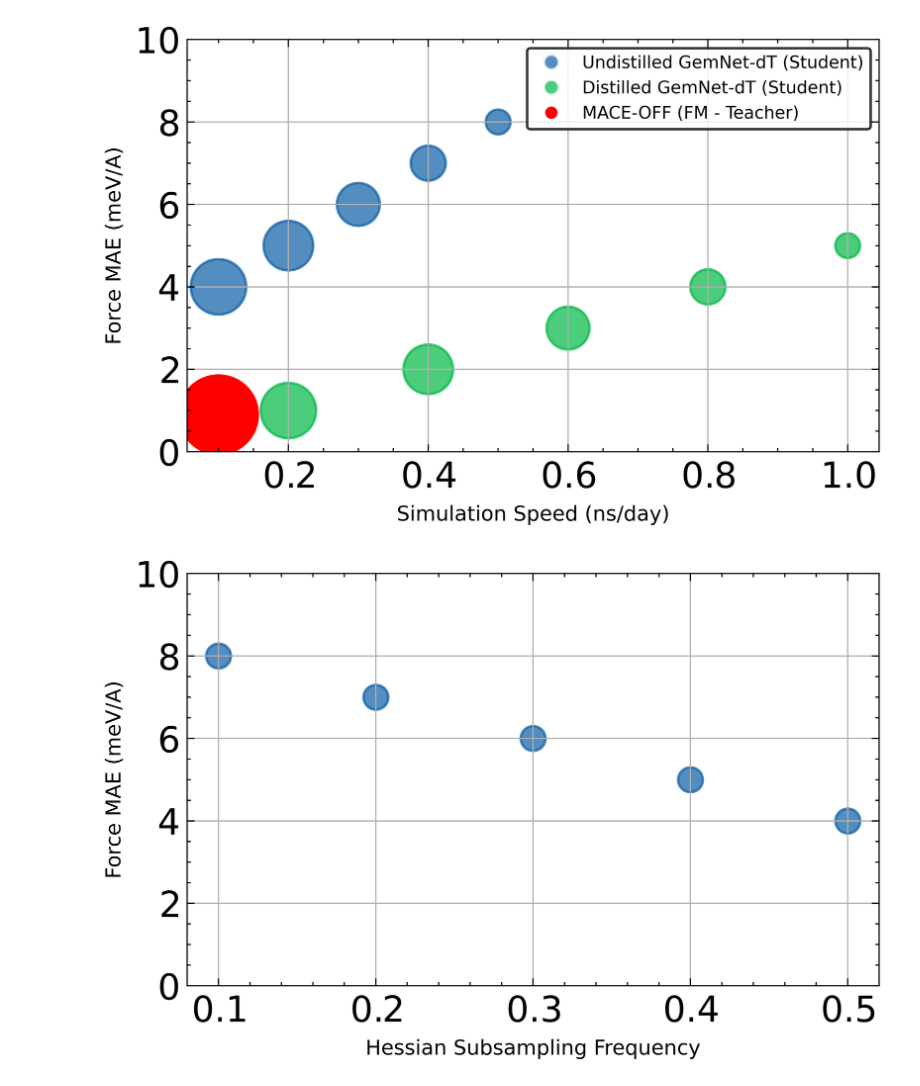
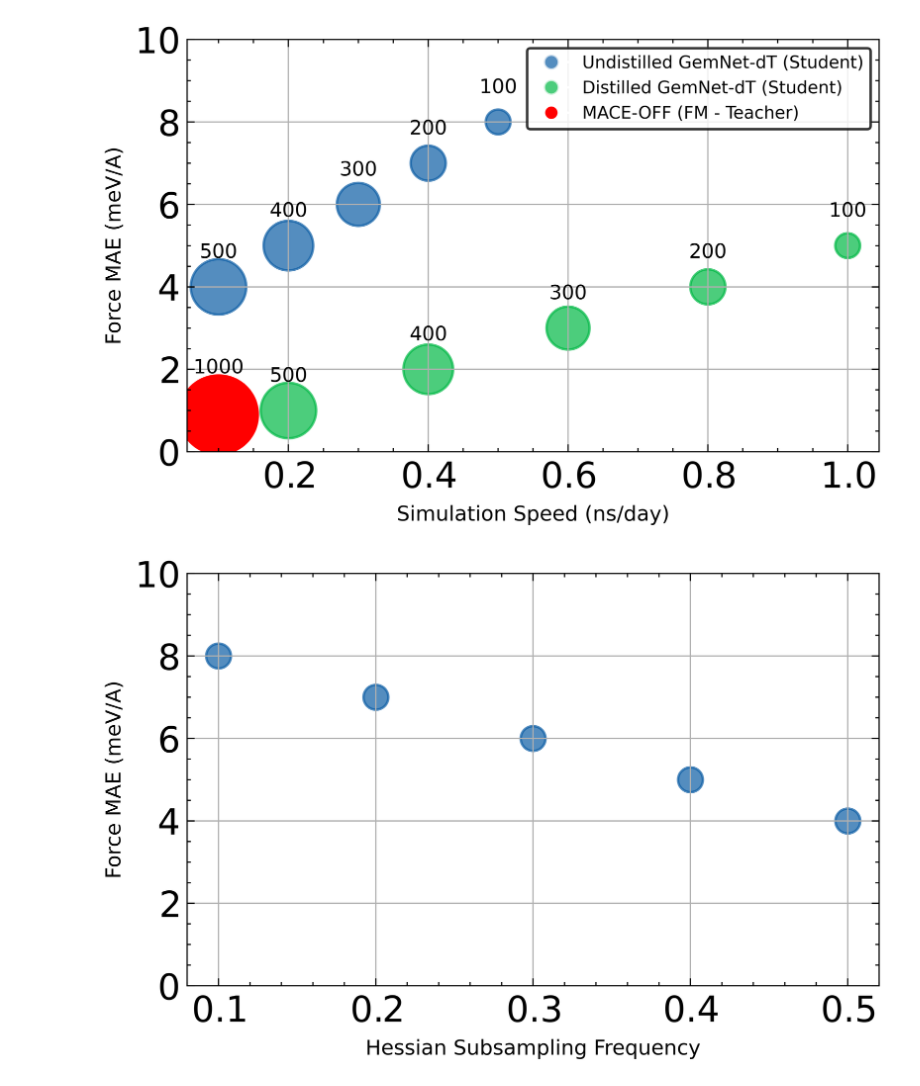
Before and after one commit to ishanthewizard/MLFF-distill, a Jupyter notebook: figures.ipynb, the cells around one changed output. Cells and saved outputs as stored; diff of their text form; code cells hidden in the pictures.

```diff
--- a/figures.ipynb
+++ b/figures.ipynb
@@ -31,6 +31,7 @@ from matplotlib import rc
 pylab.rcParams.update(params)
 
 
+
 teacher_speed = 0.1
 undist_student_speeds = [0.1, 0.2, 0.3, 0.4, 0.5]
 dist_student_speeds = [0.2, 0.4, 0.6, 0.8, 1.0]
@@ -40,6 +41,7 @@ teacher_error = 0.9
 undist_student_errors = [4,5,6, 7, 8]
 dist_student_errors = [1,2,3,4,5]
 
+# number of params
 student_sizes = [500, 400, 300, 200, 100]
 teacher_size = 1000
 
@@ -52,40 +54,52 @@ plt.scatter(undist_student_speeds, undist_student_errors,
             marker='o',
             s=student_sizes,  # Marker size proportional to student size
             alpha=0.7)
+# Add text annotations for student sizes (Undistilled)
+for i, (speed, error, size) in enumerate(zip(undist_student_speeds, undist_student_errors, student_sizes)):
+    plt.text(speed, error + 0.7, f'{size}', fontsize=8, ha='center')  # Adjust the position of the text slightly above the dots
+
 
 # Plot distilled student with varying marker sizes
 plt.scatter(dist_student_speeds, dist_student_errors,
             label='Distilled GemNet-dT (Student)',
             marker='o',
             s=student_sizes,  # Marker size proportional to student size
             alpha=0.7)
 
+# Add text annotations for student sizes (Distilled)
+for i, (speed, error, size) in enumerate(zip(dist_student_speeds, dist_student_errors, student_sizes)):
+    plt.text(speed, error + 0.7, f'{size}', fontsize=8, ha='center')  # Adjust the position of the text slightly above the dots
+
 # Plot teacher
 plt.scatter(teacher_speed, teacher_error,
             label='MACE-OFF (FM - Teacher)',
             marker='o',
             color='red',
             s=teacher_size)  # Marker size proportional to teacher size
+
+# Add text annotation for teacher size
+plt.text(teacher_speed, teacher_error + 1.0, f'{teacher_size}', fontsize=8, ha='center')  # Adjust the position of the text
+
 
 # Create a custom legend with fixed marker sizes
 handles, labels = plt.gca().get_legend_handles_labels()
 legend_handles = [plt.Line2D([0], [0], marker='o', color='w', markerfacecolor=h.get_facecolor()[0],
                              markersize=6, label=l) for h, l in zip(handles, labels)]
 
 plt.legend(legend_handles, labels, frameon=True, edgecolor='black')  # Add a box around the legend
 
 # Add grid to the background
 plt.grid(True)
 plt.xlabel('Simulation Speed (ns/day)')
 plt.ylabel('Force MAE (meV/A)')
 plt.ylim(0, 10)
 
 
 plt.savefig('speed_vs_error.png')
 plt.show()
 plt.close()
 # %% [output]
-[figure, old version]
+[figure, new version]
 # %%
 
 
```
Also changed, not shown: 13 other files.
